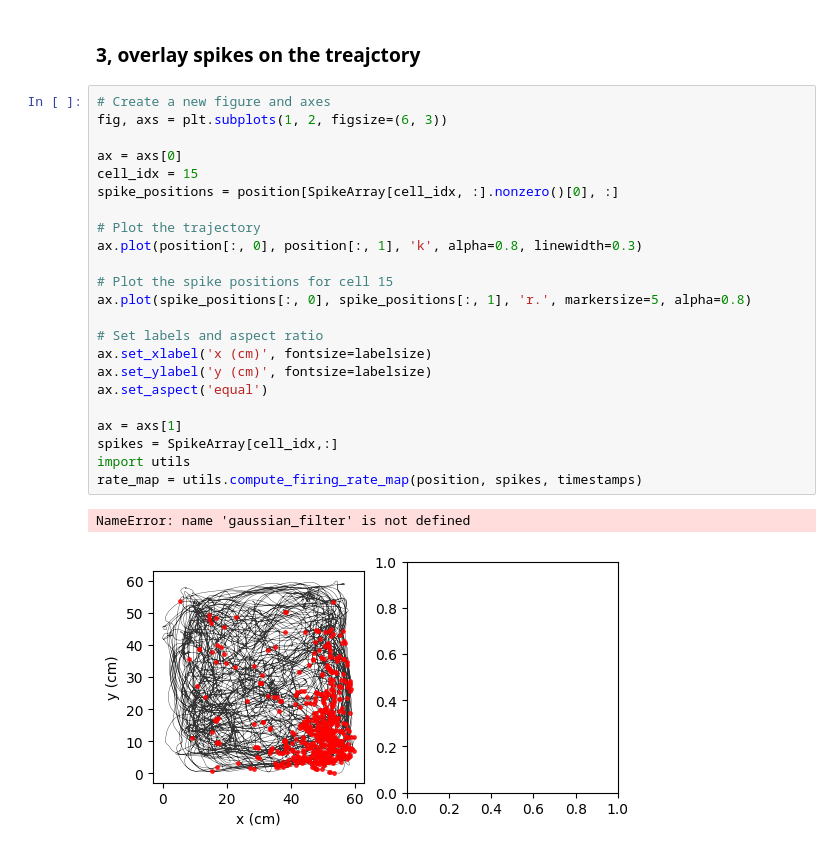
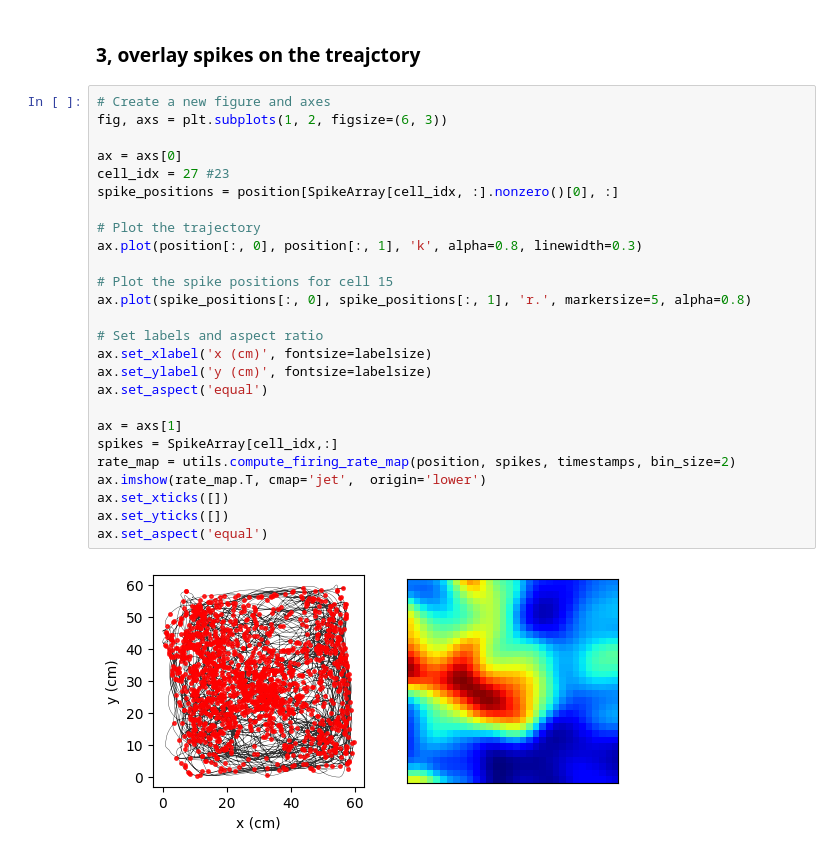
Before and after one commit to ZilongJi/NEUR0016Lectures, a Jupyter notebook: HPCSpatialRepresentation.ipynb, the cells around one changed output. Cells and saved outputs as stored; diff of their text form.

```diff
--- a/HPCSpatialRepresentation.ipynb
+++ b/HPCSpatialRepresentation.ipynb
@@ -60,26 +61,28 @@ sns.despine(ax=ax1, offset=5)
 # %%
 # Create a new figure and axes
 fig, axs = plt.subplots(1, 2, figsize=(6, 3))
 
 ax = axs[0]
-cell_idx = 15
+cell_idx = 27 #23
 spike_positions = position[SpikeArray[cell_idx, :].nonzero()[0], :]
 
 # Plot the trajectory
 ax.plot(position[:, 0], position[:, 1], 'k', alpha=0.8, linewidth=0.3)
 
 # Plot the spike positions for cell 15
 ax.plot(spike_positions[:, 0], spike_positions[:, 1], 'r.', markersize=5, alpha=0.8)
 
 # Set labels and aspect ratio
 ax.set_xlabel('x (cm)', fontsize=labelsize)
 ax.set_ylabel('y (cm)', fontsize=labelsize)
 ax.set_aspect('equal')
 
 ax = axs[1]
 spikes = SpikeArray[cell_idx,:]
-import utils
-rate_map = utils.compute_firing_rate_map(position, spikes, timestamps)
+rate_map = utils.compute_firing_rate_map(position, spikes, timestamps, bin_size=2)
+ax.imshow(rate_map.T, cmap='jet',  origin='lower')
+ax.set_xticks([])
+ax.set_yticks([])
+ax.set_aspect('equal')
 # %% [output]
-NameError: name 'gaussian_filter' is not defined
-[figure, old version]
+[figure, new version]
```
Also changed, not shown: parts of 1 cell of this notebook.
